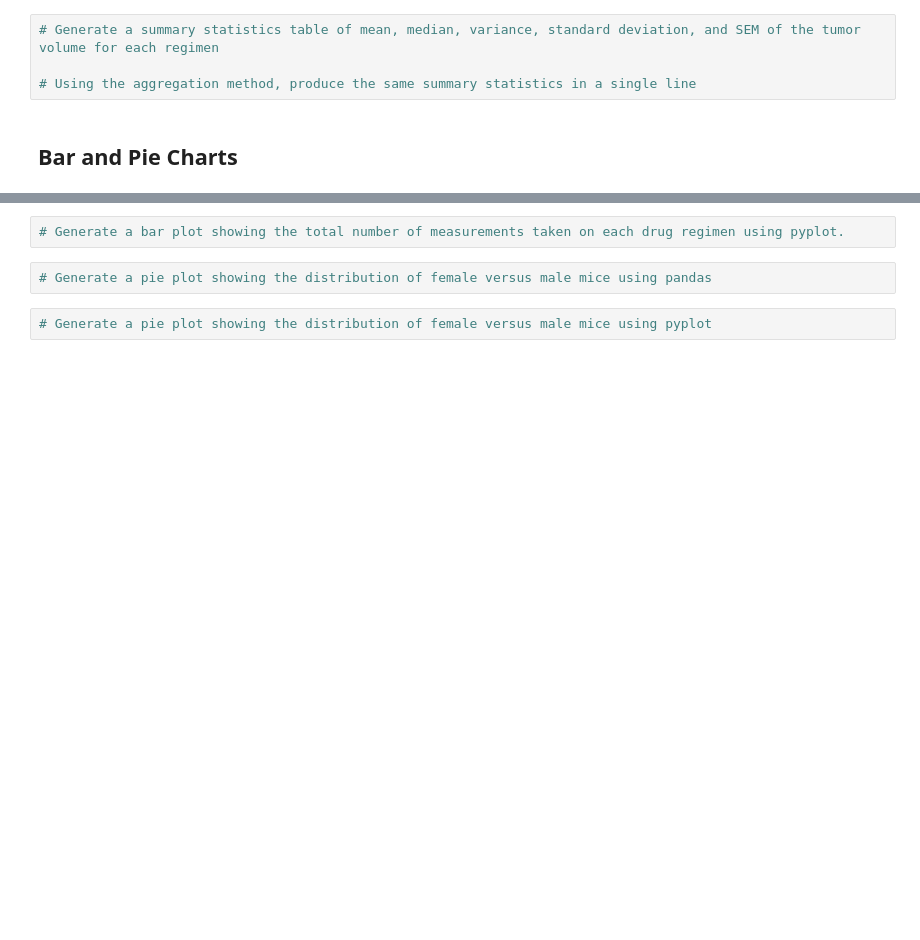
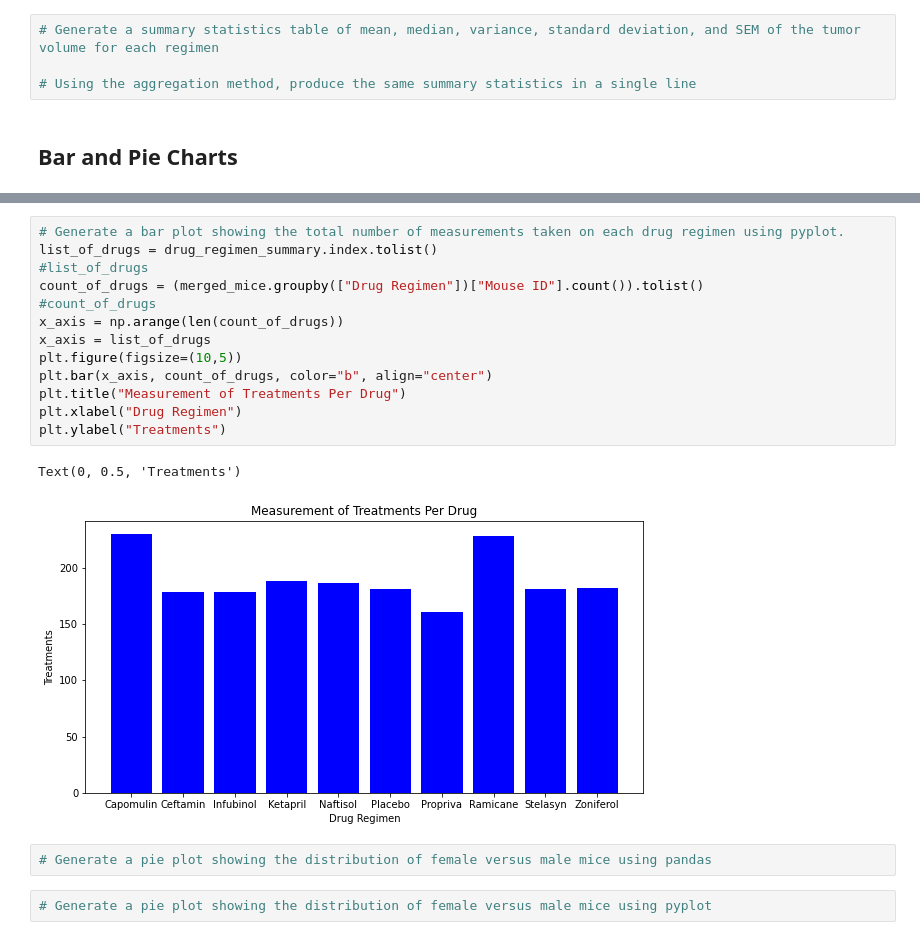
Before and after one commit to AndrewMSchell/MatPlotLib-Challenge, a Jupyter notebook: Pymaceuticals/pymaceuticals_starter.ipynb, the cells around one changed output, grey strips where cells are left out. Saved outputs shown, nothing was run; the diff lists cells and outputs as text; blank space fills up the shorter version.

```diff
--- a/Pymaceuticals/pymaceuticals_starter.ipynb
+++ b/Pymaceuticals/pymaceuticals_starter.ipynb
@@ -117,5 +128,19 @@ drug_regimen_summary
-# %%
-# Generate a bar plot showing the total number of measurements taken on each drug regimen using pyplot.
+# %%
+# Generate a bar plot showing the total number of measurements taken on each drug regimen using pyplot.
+list_of_drugs = drug_regimen_summary.index.tolist()
+#list_of_drugs
+count_of_drugs = (merged_mice.groupby(["Drug Regimen"])["Mouse ID"].count()).tolist()
+#count_of_drugs
+x_axis = np.arange(len(count_of_drugs))
+x_axis = list_of_drugs
+plt.figure(figsize=(10,5))
+plt.bar(x_axis, count_of_drugs, color="b", align="center")
+plt.title("Measurement of Treatments Per Drug")
+plt.xlabel("Drug Regimen")
+plt.ylabel("Treatments")
+# %% [output]
+Text(0, 0.5, 'Treatments')
+[figure, added]
 # %%
 # Generate a pie plot showing the distribution of female versus male mice using pandas
 # %%
```
Also changed, not shown: parts of 1 cell of this notebook.
